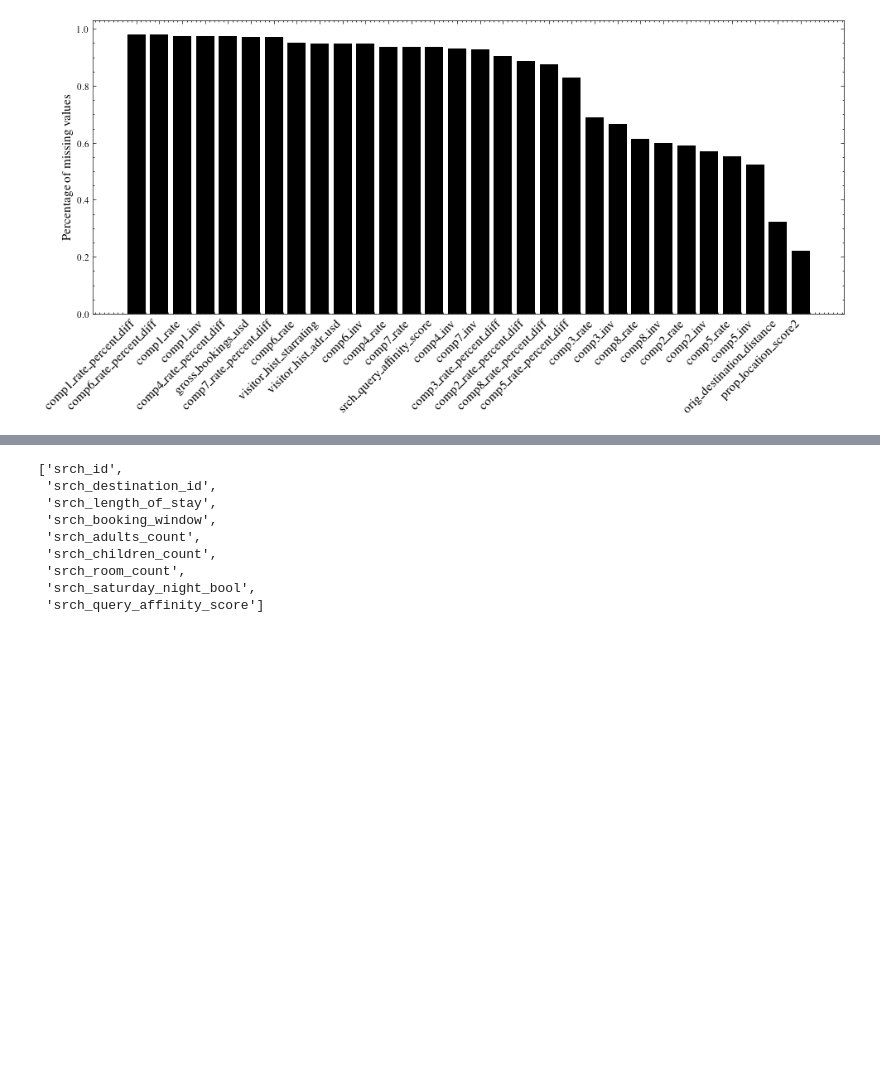
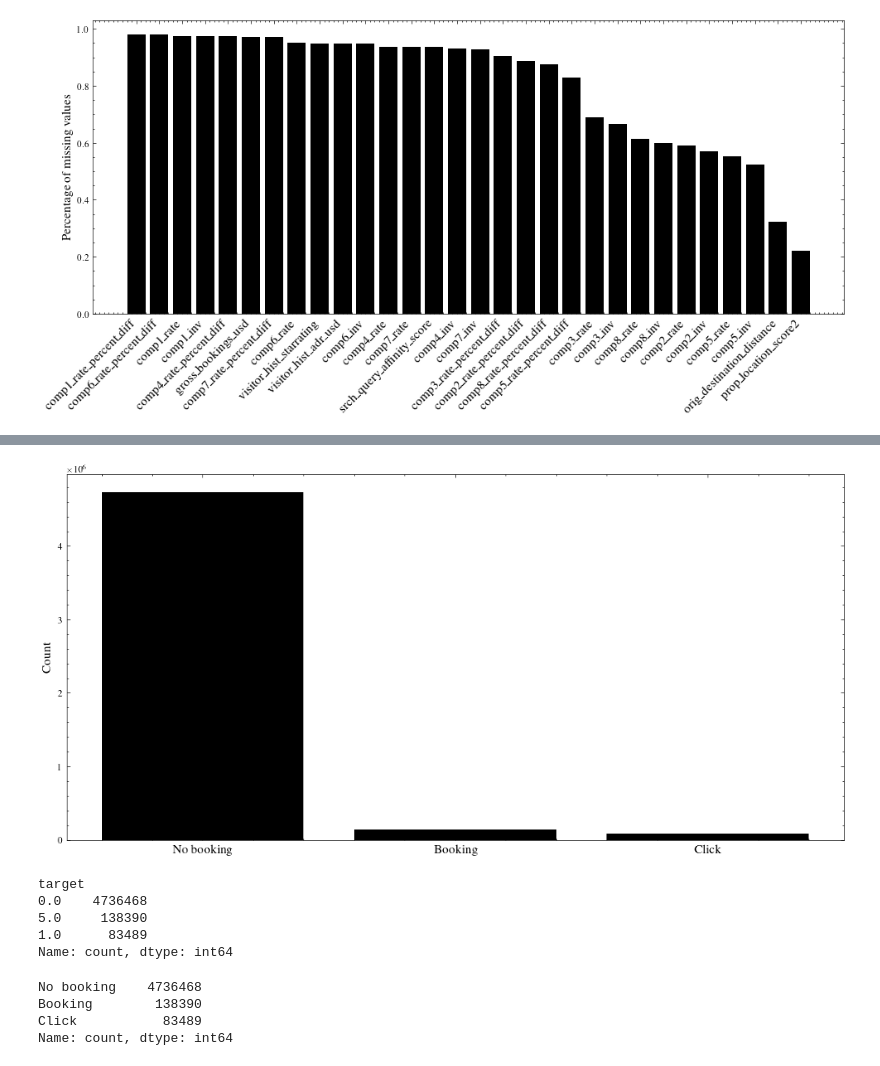
Before and after one commit to rapsac2010/learning-to-rank-expedia-vu, a Jupyter notebook: src/data_understanding.ipynb, the cells around one changed output, grey strips where cells are left out. Saved outputs shown, nothing was run; the diff lists cells and outputs as text; code cells hidden in the pictures; blank space fills up the shorter version.

```diff
--- a/src/data_understanding.ipynb
+++ b/src/data_understanding.ipynb
@@ -18,6 +18,8 @@ config.read('src/config.ini')
 print('Loading data...')
 df = pd.read_parquet(config['PATH']['DATA_DIR'] + '/training_set.parquet', engine = 'fastparquet')
 df_test = pd.read_parquet(config['PATH']['DATA_DIR'] + '/test_set.parquet', engine = 'fastparquet')
+
+df_pp = pd.read_parquet(config['PATH']['INT_DIR'] + '/training_set_preprocessed_nodrop.parquet', engine = 'fastparquet')
 # %% [output]
 Loading data...
 # %%
@@ -125,12 +127,34 @@ plot_correlation_heatmap(df, prop_cols, rotate_labels=True, savename=config['PAT
-# %%
-src_cols
-# %% [output]
-['srch_id',
- 'srch_destination_id',
- 'srch_length_of_stay',
- 'srch_booking_window',
- 'srch_adults_count',
- 'srch_children_count',
- 'srch_room_count',
- 'srch_saturday_night_bool',
- 'srch_query_affinity_score']
+# %%
+v_counts = df_pp['target'].value_counts()
+v_counts.index = ['No booking', 'Booking', 'Click']
+
+# plot value counts
+plt.figure(figsize=(10, 5))
+plt.bar(v_counts.index, v_counts)
+plt.ylabel('Count', fontsize=11)
+
+# font size to 11
+plt.xticks(fontsize=11)
+
+plt.tight_layout()
+plt.savefig(config['PATH']['FIGURE_DIR'] + '/target_counts.pdf')
+# %% [output]
+[figure, added]
+# %%
+test = df_pp['target'].value_counts()
+test
+# %% [output]
+target
+0.0    4736468
+5.0     138390
+1.0      83489
+Name: count, dtype: int64
+# %%
+# change row names to no_booking, booking, click
+test.index = ['No booking', 'Booking', 'Click']
+test
+# %% [output]
+No booking    4736468
+Booking        138390
+Click           83489
+Name: count, dtype: int64
```
Also changed, not shown: parts of 1 cell of this notebook, 3 other files.
